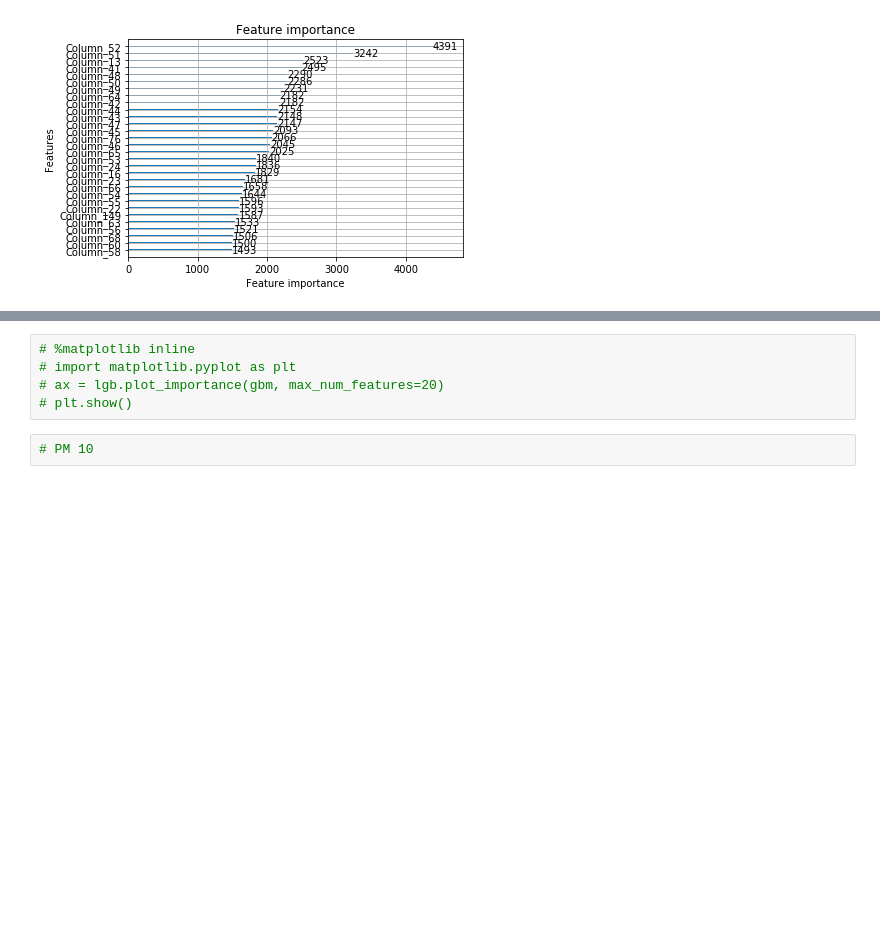
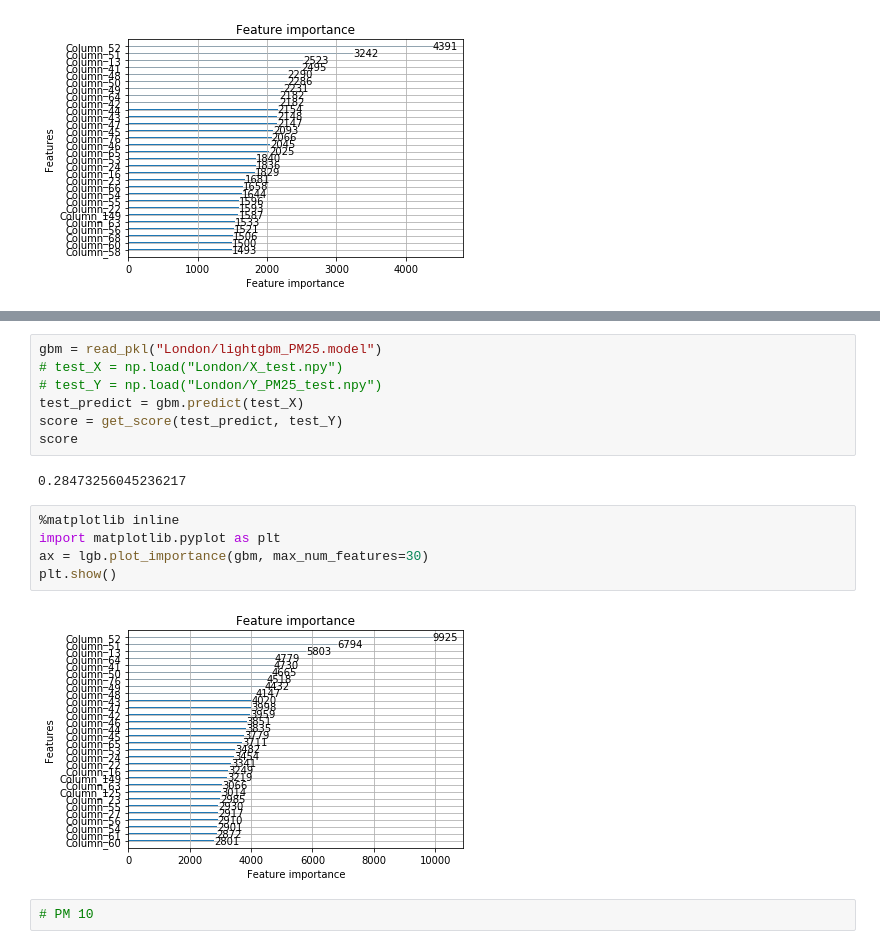
Before and after one commit to data-mining-not-found/air-quality-prediction, a Jupyter notebook: Released code/Version_2_0/4_lightgbm_model.ipynb, the cells around one changed output, grey strips where cells are left out. Saved outputs shown, nothing was run; the diff lists cells and outputs as text; blank space fills up the shorter version.

Commit message:
Update lightgbm_model error result

```diff
--- a/Released code/Version_2_0/4_lightgbm_model.ipynb
+++ b/Released code/Version_2_0/4_lightgbm_model.ipynb
@@ -115,8 +135,19 @@ plt.show()
+# %%
+gbm = read_pkl("London/lightgbm_PM25.model")
+# test_X = np.load("London/X_test.npy")
+# test_Y = np.load("London/Y_PM25_test.npy")
+test_predict = gbm.predict(test_X)
+score = get_score(test_predict, test_Y)
+score
+# %% [output]
+0.28473256045236217
 # %%
-# %matplotlib inline
-# import matplotlib.pyplot as plt
-# ax = lgb.plot_importance(gbm, max_num_features=20)
-# plt.show()
+%matplotlib inline
+import matplotlib.pyplot as plt
+ax = lgb.plot_importance(gbm, max_num_features=30)
+plt.show()
+# %% [output]
+[figure, added]
 # %%
 # PM 10
 # %%
```
Also changed, not shown: parts of 3 cells of this notebook.
